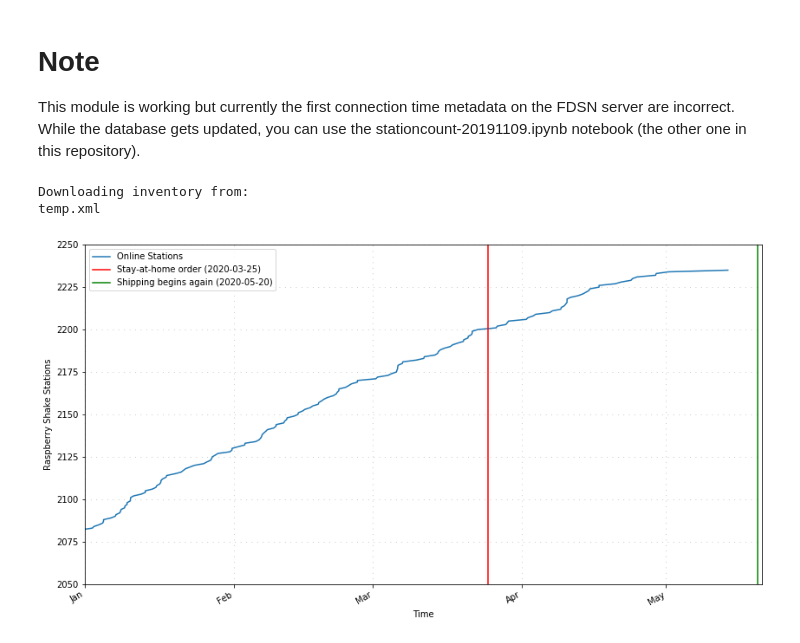
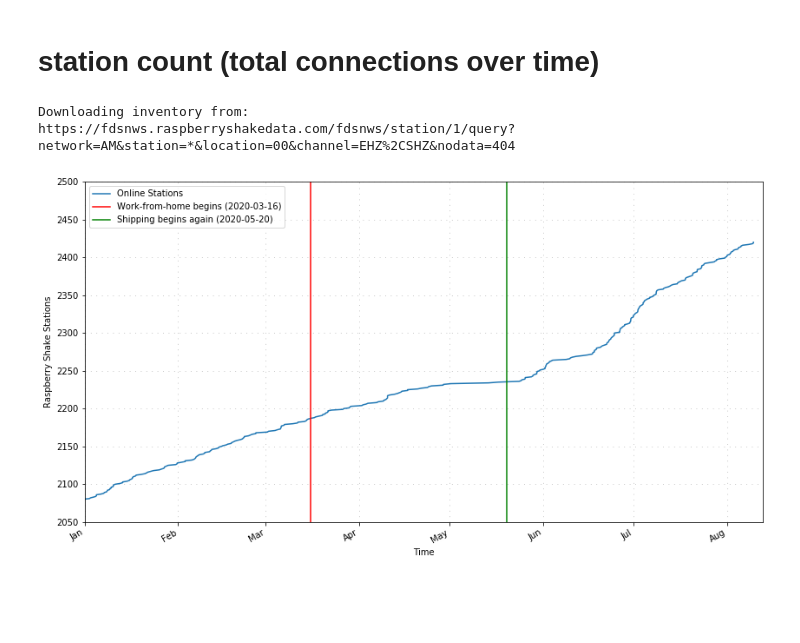
Before and after one commit to raspishake/stationcount, a Jupyter notebook: stationcount-covid.ipynb, the cells around one changed output. Saved outputs shown, nothing was run; the diff lists cells and outputs as text; code cells hidden in the pictures; blank space fills up the shorter version.

Commit message:
refining to deal with database irregularities

```diff
--- a/stationcount-covid.ipynb
+++ b/stationcount-covid.ipynb
@@ -1,6 +1,5 @@
-# %% [markdown]
-# Note
-This module is working but currently the first connection time metadata on the FDSN server are incorrect. While the database gets updated, you can use the stationcount-20191109.ipynb notebook (the other one in this repository).
+# %% [markdown]
+# station count (total connections over time)
 # %%
 from obspy import read_inventory
 from obspy.clients.fdsn import Client
@@ -113,32 +113,48 @@ ch = 'EHZ,SHZ'.replace(',', '%2C')
 
 # get inventory
 query = 'https://fdsnws.raspberryshakedata.com/fdsnws/station/1/query?network=AM&station=*&location=00&channel=%s&nodata=404' % (ch)
-query = 'temp.xml'
+tmp = 'inventory.xml'
 print('Downloading inventory from:\n%s' % query)
-inv = read_inventory(query)
+os.remove(tmp) if os.path.isfile(tmp) else ''
+tmp = wget.download(query, out=tmp)
+
+# Read in the file
+with open(tmp, 'r') as file :
+  filedata = file.read()
+
+# Replace the target string
+# necessary temporarily because of a bad latitude value
+filedata = filedata.replace('6413617054', '64.13617054')
+
+# Write the file out again
+with open(tmp, 'w') as file:
+  file.write(filedata)
+
+inv = read_inventory(tmp)
 
 #rs = Client('RASPISHAKE')
 #inv = rs.get_stations(channels='SHZ,EHZ')
 # %% [output]
 Downloading inventory from:
-temp.xml
+https://fdsnws.raspberryshakedata.com/fdsnws/station/1/query?network=AM&station=*&location=00&channel=EHZ%2CSHZ&nodata=404
 # %%
 time, stationcount = make_lists()
 plotstart = UTCDateTime(2020, 1, 1, 0, 0, 0)
 plotend = UTCDateTime.now()
 ymin = 2050
-ymax = 2250
+ymax = 2500
 #ymax = max(stationcount)*1.05
 
 fig, ax = make_covid_plot(ymin=ymin, ymax=ymax, xmin=plotstart, xmax=plotend)
 plt.plot(time, stationcount, label='Online Stations')
-plt.axvline(UTCDateTime(2020,3,25).datetime, c='r', label='Stay-at-home order (2020-03-25)')
+plt.axvline(UTCDateTime(2020,3,16).datetime, c='r', label='Work-from-home begins (2020-03-16)')
 plt.axvline(UTCDateTime(2020,5,20).datetime, c='g', label='Shipping begins again (2020-05-20)')
 
 plt.legend(loc='upper left')
+fig.savefig('img/unique-covidonly.png', bbox_inches='tight')
 plt.show()
 # %% [output]
-[figure, old version]
+[figure, new version]
 # %%
 time, stationcount = make_lists()
 plotstart = UTCDateTime(start)-timedelta(days=30)
```
Also changed, not shown: parts of 2 cells of this notebook, 8 other files.
